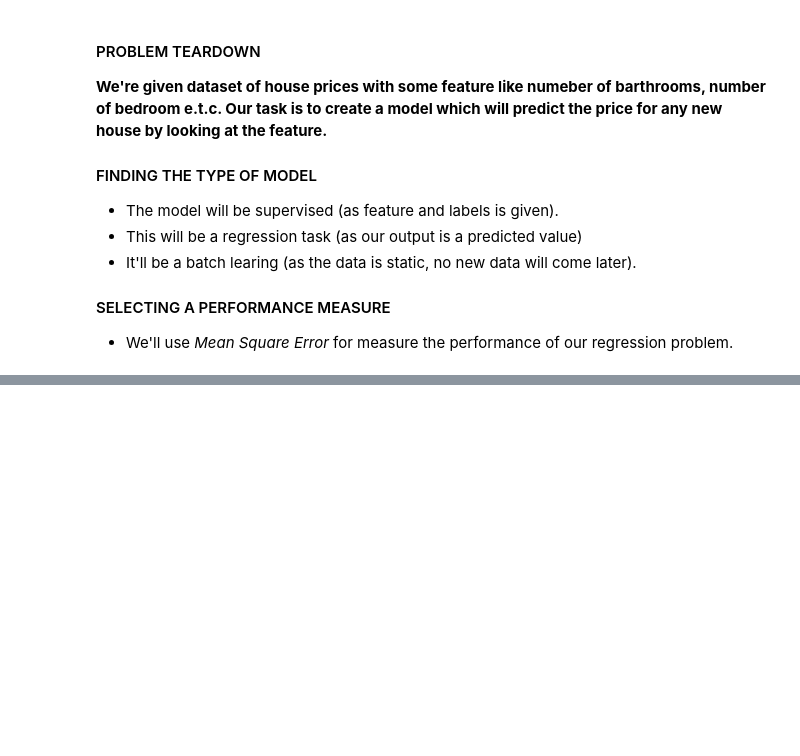
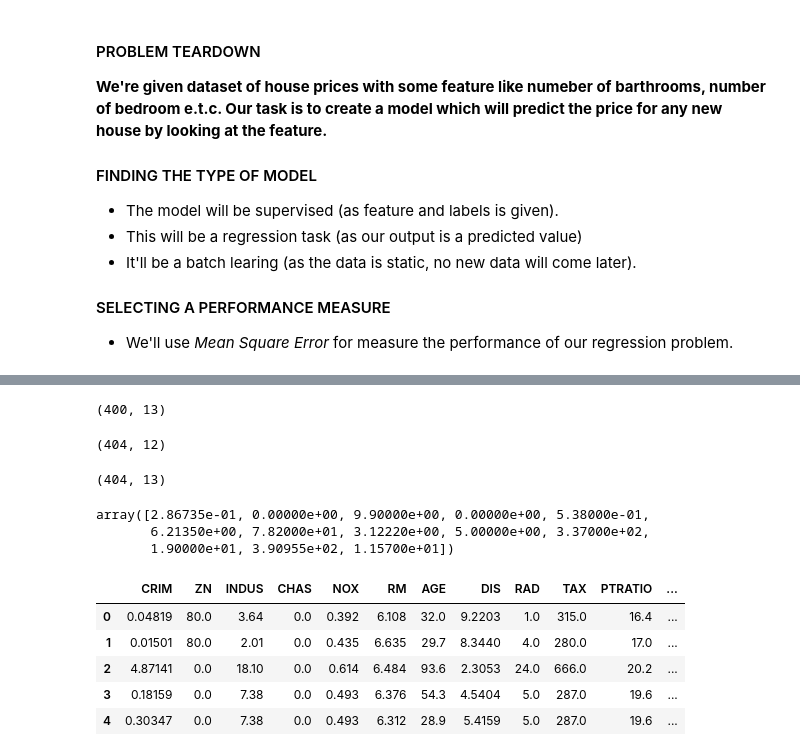
Before and after one commit to rakibhasan1030-machine-learning/Machine-Learning, a Jupyter notebook: Project/Housing Price Prediction/Housing Price Prediction.ipynb, the cells around one changed output, grey strips where cells are left out. Drawn from its saved outputs; the diff is of its cells as text; code cells hidden in the pictures; blank space fills up the shorter version.

```diff
--- a/Project/Housing Price Prediction/Housing Price Prediction.ipynb
+++ b/Project/Housing Price Prediction/Housing Price Prediction.ipynb
@@ -24,0 +238,3 @@ data = pd.read_csv("data.csv")
+# %%
+housing_data = start_train_set.drop("MEDV", axis=1)
+housing_data_labels = start_train_set["MEDV"].copy()
@@ -24,0 +272,49 @@ data = pd.read_csv("data.csv")
+# %%
+# Option 1
+# The original dataset will reamin unchanged
+# delete whole row which contain null value in RM column
+housing_data.dropna(subset="RM").shape
+# %% [output]
+(400, 13)
+# %%
+# Option 2
+# The original dataset will reamin unchanged
+# delete whole RM column
+housing_data.drop("RM", axis=1).shape
+# %% [output]
+(404, 12)
+# %%
+# Option 3
+# The original dataset will reamin unchanged
+# Calculate median of RM column
+median = housing_data['RM'].median()
+# fillna fill with median value where it finds null
+housing_data["RM"].fillna(median)
+housing_data.shape
+# %% [output]
+(404, 13)
+# %%
+# Option 3 with sklearn with more efficient way
+# Efficient way means, in above we, calculate meidan only for RM
+# But we've to calculate medians for all column, because any column can have null values
+
+from sklearn.impute import SimpleImputer
+
+imputer = SimpleImputer(strategy="median")
+imputer.fit(housing_data)
+imputer.statistics_
+# %% [output]
+array([2.86735e-01, 0.00000e+00, 9.90000e+00, 0.00000e+00, 5.38000e-01,
+       6.21350e+00, 7.82000e+01, 3.12220e+00, 5.00000e+00, 3.37000e+02,
+       1.90000e+01, 3.90955e+02, 1.15700e+01])
+# %%
+x = imputer.transform(housing_data)
+housing_data_tr = pd.DataFrame(x, columns=housing_data.columns)
+housing_data_tr.head()
+# %% [output]
+|  | CRIM | ZN | INDUS | CHAS | NOX | RM | AGE | DIS | RAD | TAX | PTRATIO | ... |
+| 0 | 0.04819 | 80.0 | 3.64 | 0.0 | 0.392 | 6.108 | 32.0 | 9.2203 | 1.0 | 315.0 | 16.4 | ... |
+| 1 | 0.01501 | 80.0 | 2.01 | 0.0 | 0.435 | 6.635 | 29.7 | 8.3440 | 4.0 | 280.0 | 17.0 | ... |
+| 2 | 4.87141 | 0.0 | 18.10 | 0.0 | 0.614 | 6.484 | 93.6 | 2.3053 | 24.0 | 666.0 | 20.2 | ... |
+| 3 | 0.18159 | 0.0 | 7.38 | 0.0 | 0.493 | 6.376 | 54.3 | 4.5404 | 5.0 | 287.0 | 19.6 | ... |
+| 4 | 0.30347 | 0.0 | 7.38 | 0.0 | 0.493 | 6.312 | 28.9 | 5.4159 | 5.0 | 287.0 | 19.6 | ... |
```
Also changed, not shown: parts of 38 cells of this notebook.
